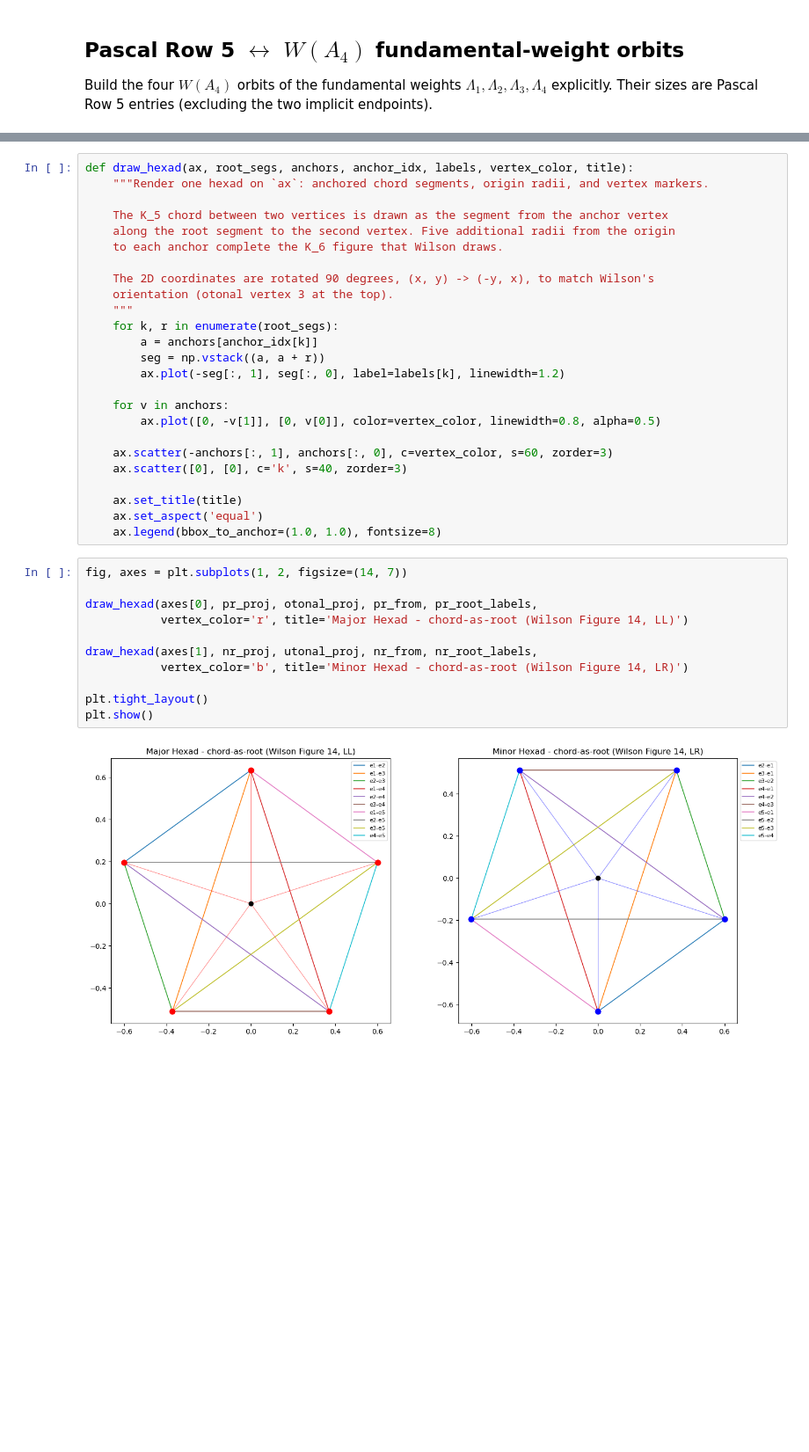
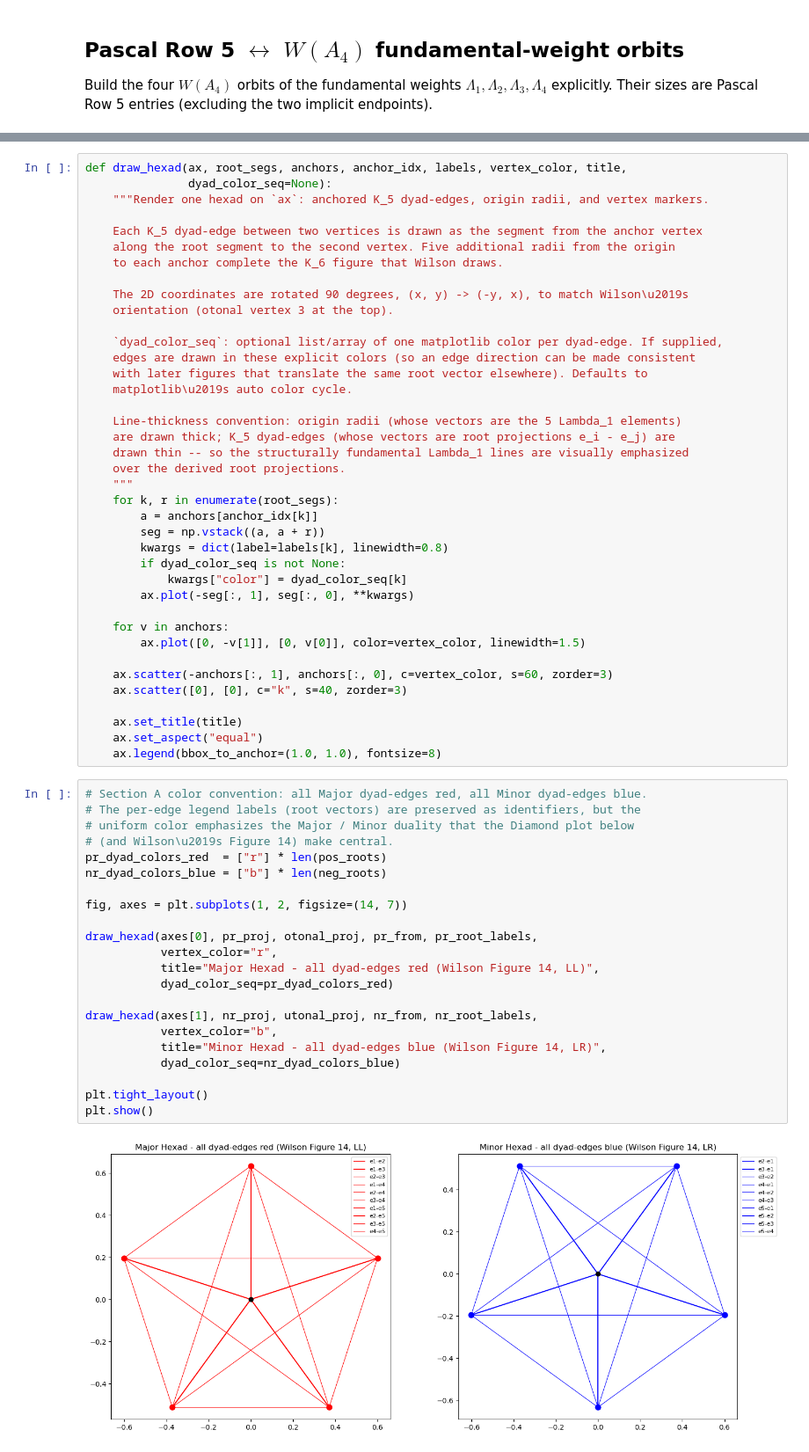
Before and after one commit to armandjbeaudoin/JI_tiling, a Jupyter notebook: notebooks/pentadic.ipynb, the cells around one changed output, grey strips where cells are left out. Shown at 88% size. Drawn from its saved outputs; the diff is of its cells as text; blank space fills up the shorter version.

```diff
--- a/notebooks/pentadic.ipynb
+++ b/notebooks/pentadic.ipynb
@@ -175,41 +175,66 @@ utonal_proj = utonal_5D  @ proj.T
 pr_root_labels = [root_label(r) for r in pos_roots]
 nr_root_labels = [root_label(r) for r in neg_roots]
 # %%
-def draw_hexad(ax, root_segs, anchors, anchor_idx, labels, vertex_color, title):
-    """Render one hexad on `ax`: anchored chord segments, origin radii, and vertex markers.
+def draw_hexad(ax, root_segs, anchors, anchor_idx, labels, vertex_color, title,
+               dyad_color_seq=None):
+    """Render one hexad on `ax`: anchored K_5 dyad-edges, origin radii, and vertex markers.
 
-    The K_5 chord between two vertices is drawn as the segment from the anchor vertex
+    Each K_5 dyad-edge between two vertices is drawn as the segment from the anchor vertex
     along the root segment to the second vertex. Five additional radii from the origin
     to each anchor complete the K_6 figure that Wilson draws.
 
-    The 2D coordinates are rotated 90 degrees, (x, y) -> (-y, x), to match Wilson's
+    The 2D coordinates are rotated 90 degrees, (x, y) -> (-y, x), to match Wilson\u2019s
     orientation (otonal vertex 3 at the top).
+
+    `dyad_color_seq`: optional list/array of one matplotlib color per dyad-edge. If supplied,
+    edges are drawn in these explicit colors (so an edge direction can be made consistent
+    with later figures that translate the same root vector elsewhere). Defaults to
+    matplotlib\u2019s auto color cycle.
+
+    Line-thickness convention: origin radii (whose vectors are the 5 Lambda_1 elements)
+    are drawn thick; K_5 dyad-edges (whose vectors are root projections e_i - e_j) are
+    drawn thin -- so the structurally fundamental Lambda_1 lines are visually emphasized
+    over the derived root projections.
     """
     for k, r in enumerate(root_segs):
         a = anchors[anchor_idx[k]]
         seg = np.vstack((a, a + r))
-        ax.plot(-seg[:, 1], seg[:, 0], label=labels[k], linewidth=1.2)
+        kwargs = dict(label=labels[k], linewidth=0.8)
+        if dyad_color_seq is not None:
+            kwargs["color"] = dyad_color_seq[k]
+        ax.plot(-seg[:, 1], seg[:, 0], **kwargs)
 
     for v in anchors:
-        ax.plot([0, -v[1]], [0, v[0]], color=vertex_color, linewidth=0.8, alpha=0.5)
+        ax.plot([0, -v[1]], [0, v[0]], color=vertex_color, linewidth=1.5)
 
     ax.scatter(-anchors[:, 1], anchors[:, 0], c=vertex_color, s=60, zorder=3)
-    ax.scatter([0], [0], c='k', s=40, zorder=3)
+    ax.scatter([0], [0], c="k", s=40, zorder=3)
 
     ax.set_title(title)
-    ax.set_aspect('equal')
+    ax.set_aspect("equal")
     ax.legend(bbox_to_anchor=(1.0, 1.0), fontsize=8)
 # %%
+# Section A color convention: all Major dyad-edges red, all Minor dyad-edges blue.
+# The per-edge legend labels (root vectors) are preserved as identifiers, but the
+# uniform color emphasizes the Major / Minor duality that the Diamond plot below
+# (and Wilson\u2019s Figure 14) make central.
+pr_dyad_colors_red  = ["r"] * len(pos_roots)
+nr_dyad_colors_blue = ["b"] * len(neg_roots)
+
 fig, axes = plt.subplots(1, 2, figsize=(14, 7))
 
 draw_hexad(axes[0], pr_proj, otonal_proj, pr_from, pr_root_labels,
-           vertex_color='r', title='Major Hexad - chord-as-root (Wilson Figure 14, LL)')
+           vertex_color="r",
+           title="Major Hexad - all dyad-edges red (Wilson Figure 14, LL)",
+           dyad_color_seq=pr_dyad_colors_red)
 
 draw_hexad(axes[1], nr_proj, utonal_proj, nr_from, nr_root_labels,
-           vertex_color='b', title='Minor Hexad - chord-as-root (Wilson Figure 14, LR)')
+           vertex_color="b",
+           title="Minor Hexad - all dyad-edges blue (Wilson Figure 14, LR)",
+           dyad_color_seq=nr_dyad_colors_blue)
 
 plt.tight_layout()
 plt.show()
 # %% [output]
-[figure, old version]
+[figure, new version]
 # %% [markdown]
```
Also changed, not shown: parts of 13 cells of this notebook, 1 other file.
